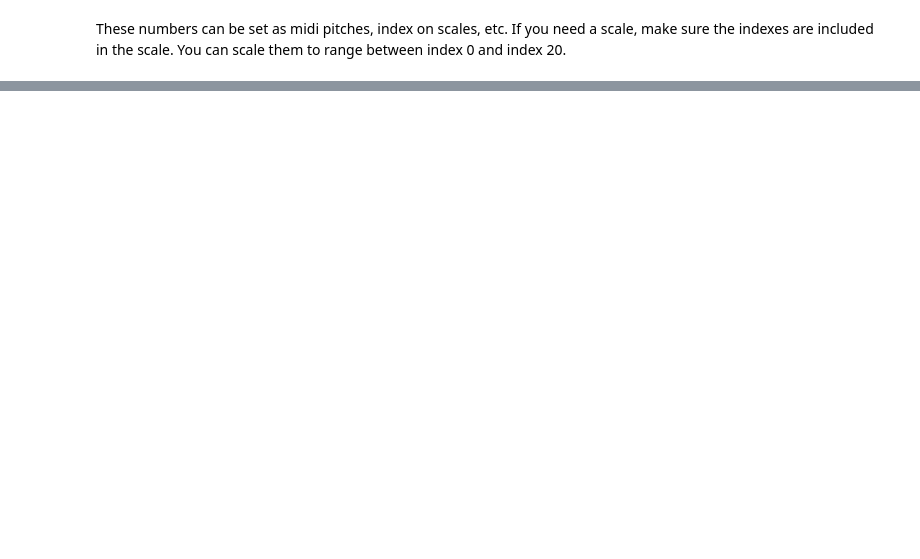
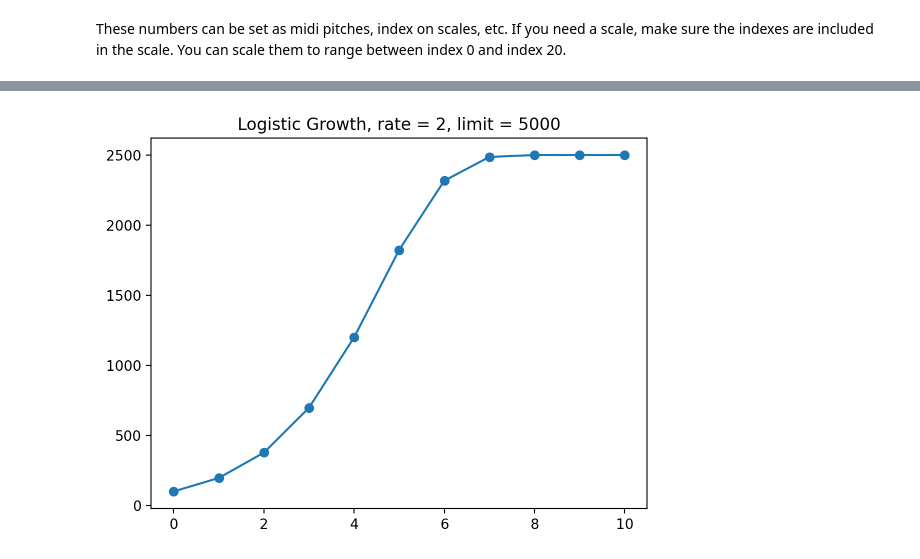
Before and after one commit to essicolo/djalgo, a Jupyter notebook: docs/06_fractals.ipynb, the cells around one changed output, grey strips where cells are left out. Cells and saved outputs as stored; diff of their text form; code cells hidden in the pictures; blank space fills up the shorter version.

Commit message:
Added logistic maps and genetic section. Renamed Analysis to Index. Refactor logistic maps.

```diff
--- a/docs/06_fractals.ipynb
+++ b/docs/06_fractals.ipynb
@@ -214,0 +248,16 @@ WIP
+# %%
+def logistic_growth(x, r, limit):
+    return r * x * (limit-x)/limit # logistic growth
+
+initial_population = 100
+population = [initial_population]
+generations = 10
+growth_rate = 2
+limit = 5000
+for i in range(generations):
+    population.append(logistic_growth(population[i], growth_rate, limit))
+
+plt.plot(range(generations+1), population, '-o')
+plt.title(f'Logistic Growth, rate = {growth_rate}, limit = {limit}');
+# %% [output]
+[figure, added]
```
Also changed, not shown: parts of 18 cells of this notebook, 47 other files.
